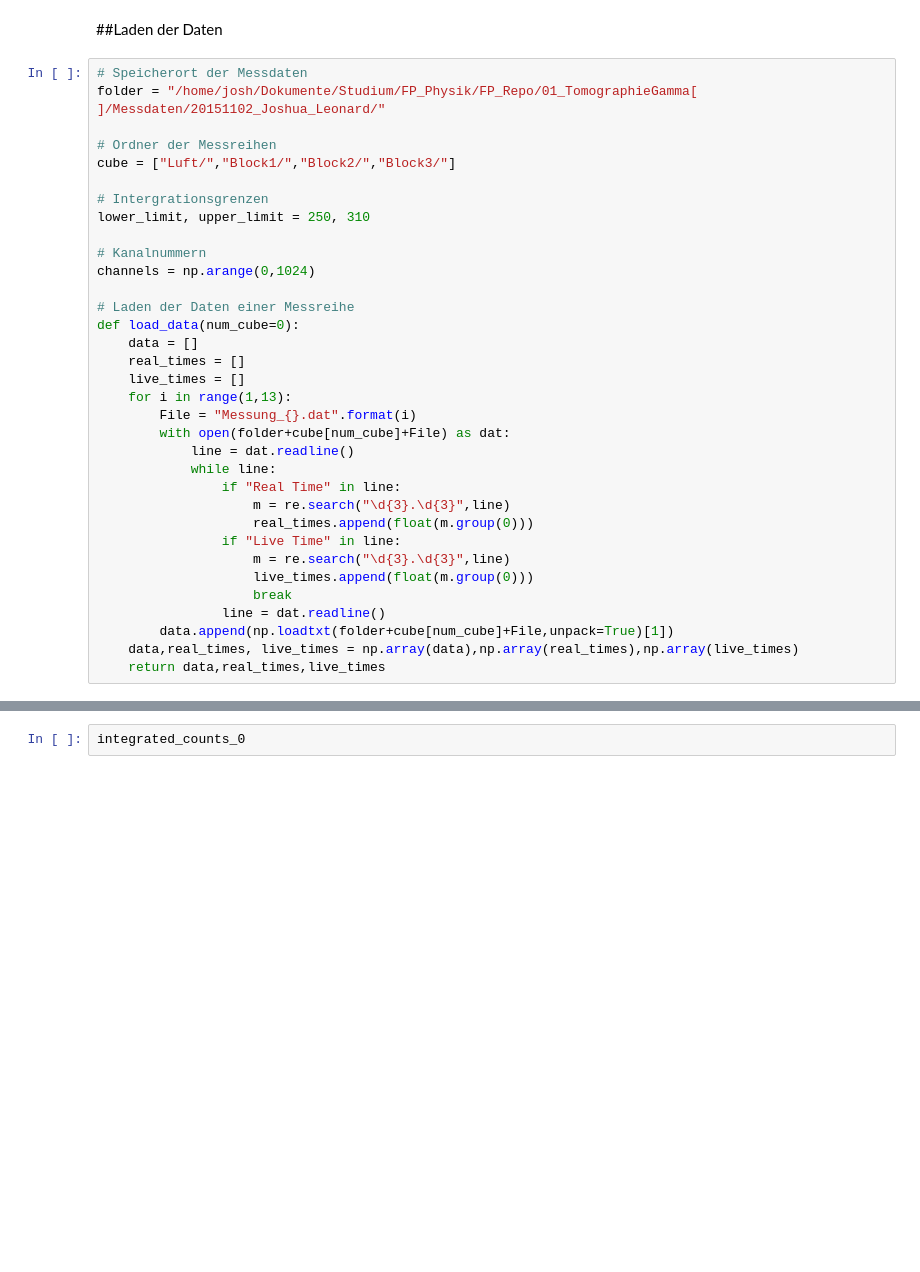
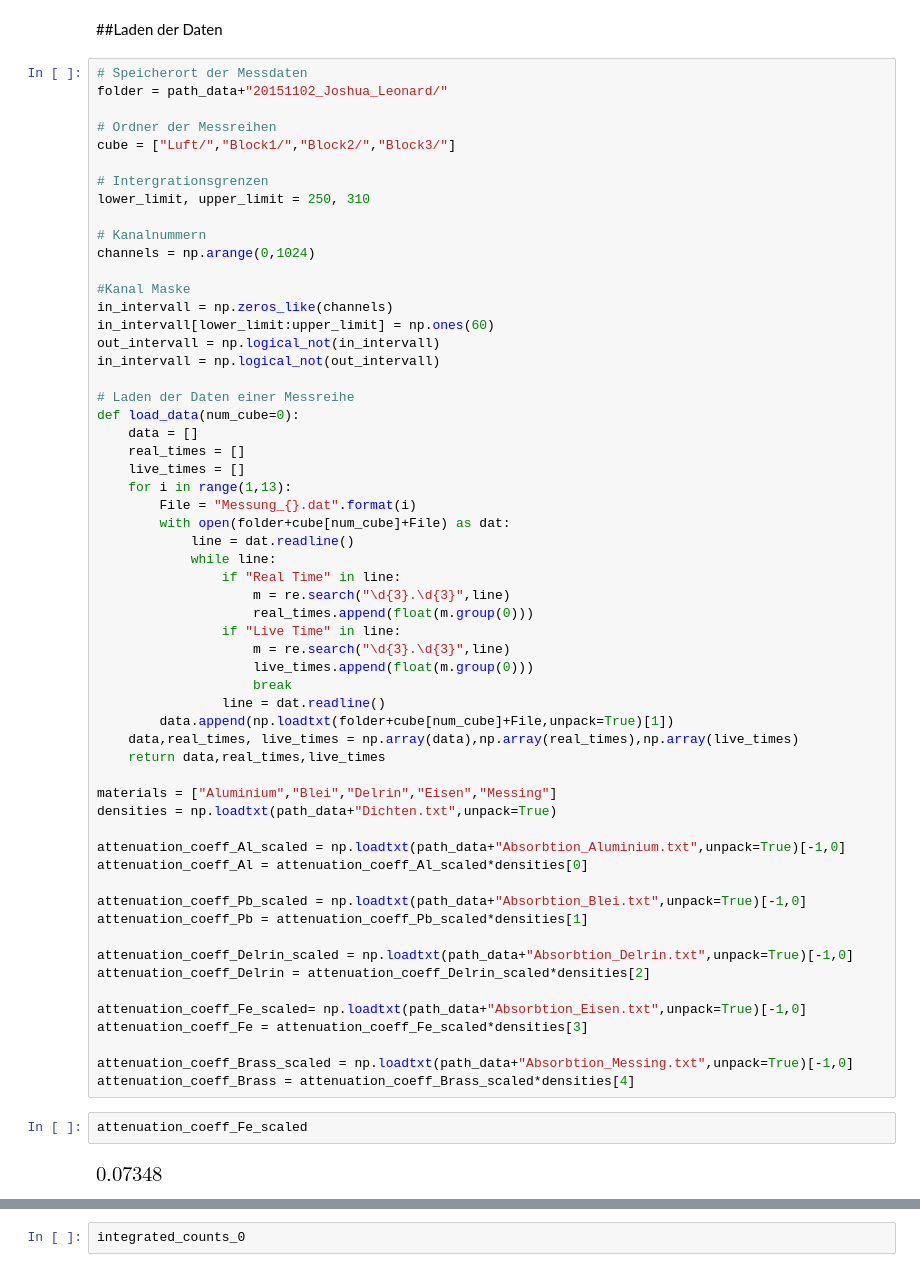
Before and after one commit to LuckyJosh/PhysikFP2015, a Jupyter notebook: 01_TomographieGamma[ ]/Python/Auswertung.ipynb, the cells around one changed output, grey strips where cells are left out. Drawn from its saved outputs; the diff is of its cells as text; blank space fills up the shorter version.

```diff
--- a/01_TomographieGamma[ ]/Python/Auswertung.ipynb
+++ b/01_TomographieGamma[ ]/Python/Auswertung.ipynb
@@ -146,7 +147,7 @@ print(global_limits)
 ##Laden der Daten
 # %%
 # Speicherort der Messdaten
-folder = "/home/josh/Dokumente/Studium/FP_Physik/FP_Repo/01_TomographieGamma[ ]/Messdaten/20151102_Joshua_Leonard/"
+folder = path_data+"20151102_Joshua_Leonard/"
 
 # Ordner der Messreihen
 cube = ["Luft/","Block1/","Block2/","Block3/"]
@@ -156,6 +157,12 @@ lower_limit, upper_limit = 250, 310
 
 # Kanalnummern
 channels = np.arange(0,1024)
+
+#Kanal Maske
+in_intervall = np.zeros_like(channels)
+in_intervall[lower_limit:upper_limit] = np.ones(60)
+out_intervall = np.logical_not(in_intervall)
+in_intervall = np.logical_not(out_intervall)
 
 # Laden der Daten einer Messreihe
 def load_data(num_cube=0):
@@ -178,3 +185,25 @@ def load_data(num_cube=0):
         data.append(np.loadtxt(folder+cube[num_cube]+File,unpack=True)[1])
     data,real_times, live_times = np.array(data),np.array(real_times),np.array(live_times)
     return data,real_times,live_times
+
+materials = ["Aluminium","Blei","Delrin","Eisen","Messing"]
+densities = np.loadtxt(path_data+"Dichten.txt",unpack=True)
+
+attenuation_coeff_Al_scaled = np.loadtxt(path_data+"Absorbtion_Aluminium.txt",unpack=True)[-1,0]
+attenuation_coeff_Al = attenuation_coeff_Al_scaled*densities[0]
+
+attenuation_coeff_Pb_scaled = np.loadtxt(path_data+"Absorbtion_Blei.txt",unpack=True)[-1,0]
+attenuation_coeff_Pb = attenuation_coeff_Pb_scaled*densities[1]
+
+attenuation_coeff_Delrin_scaled = np.loadtxt(path_data+"Absorbtion_Delrin.txt",unpack=True)[-1,0]
+attenuation_coeff_Delrin = attenuation_coeff_Delrin_scaled*densities[2]
+
+attenuation_coeff_Fe_scaled= np.loadtxt(path_data+"Absorbtion_Eisen.txt",unpack=True)[-1,0]
+attenuation_coeff_Fe = attenuation_coeff_Fe_scaled*densities[3]
+
+attenuation_coeff_Brass_scaled = np.loadtxt(path_data+"Absorbtion_Messing.txt",unpack=True)[-1,0]
+attenuation_coeff_Brass = attenuation_coeff_Brass_scaled*densities[4]
+# %%
+attenuation_coeff_Fe_scaled
+# %% [output]
+[figure, added]
```
Also changed, not shown: parts of 40 cells of this notebook, 29 other files.
